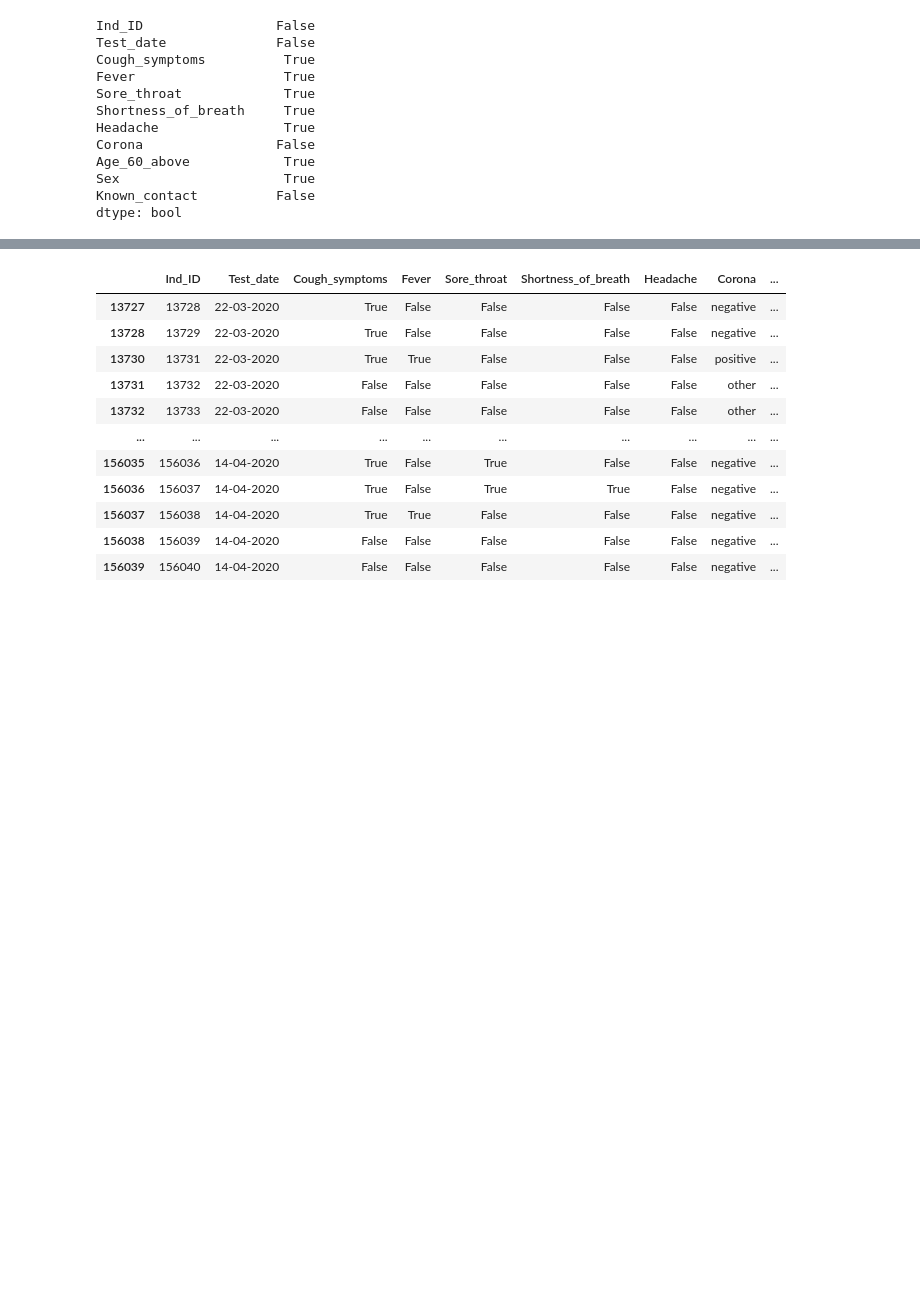
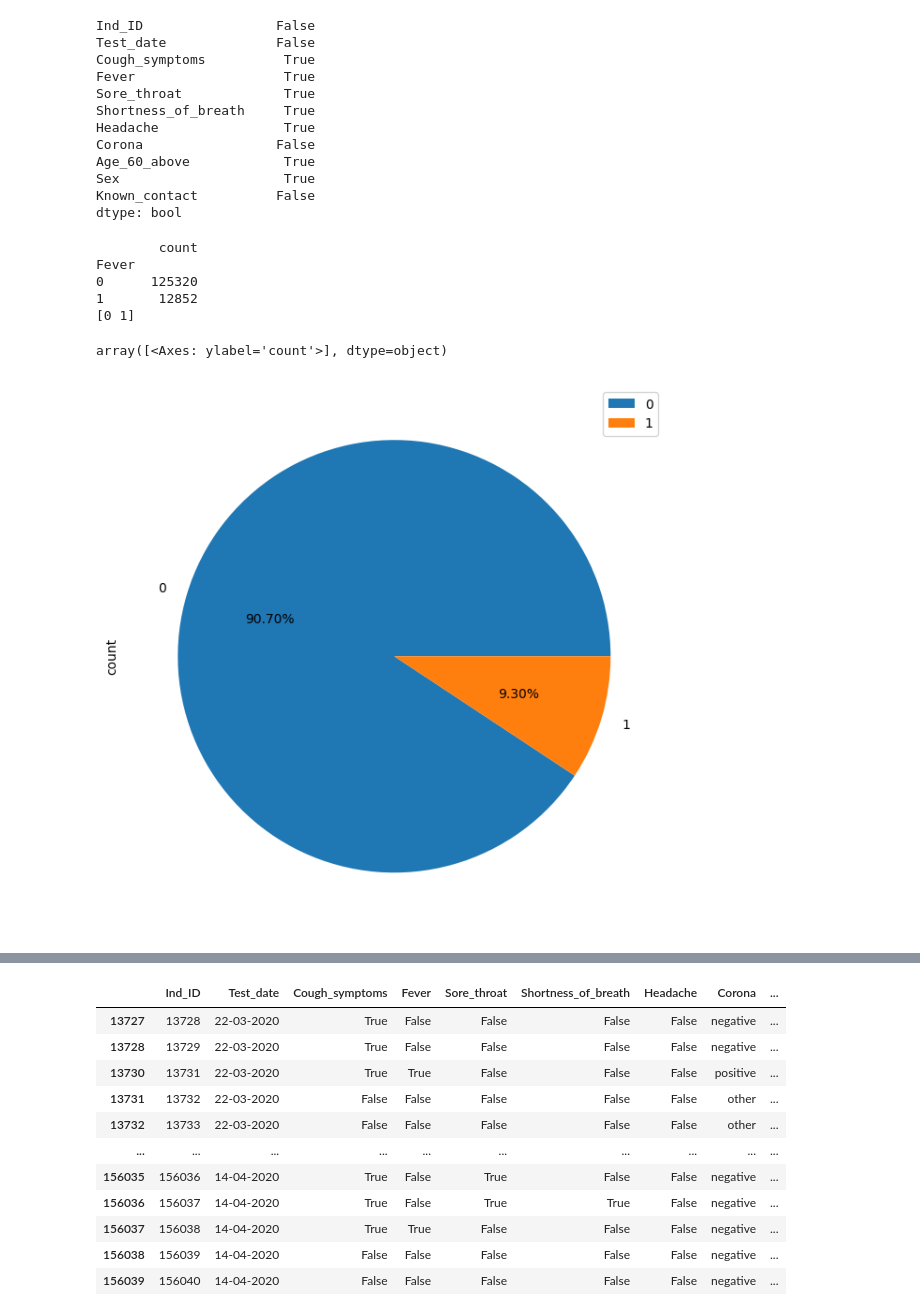
Before and after one commit to Sanayaghimire/Data_Science, a Jupyter notebook: covid_test.ipynb, the cells around one changed output, grey strips where cells are left out. Cells and saved outputs as stored; diff of their text form; code cells hidden in the pictures; blank space fills up the shorter version.

```diff
--- a/covid_test.ipynb
+++ b/covid_test.ipynb
@@ -72,3 +74,17 @@ Age_60_above            True
 Sex                     True
 Known_contact          False
 dtype: bool
+# %%
+data_sym = pd.DataFrame(data['Fever'].value_counts())
+print(data_sym)
+
+print(data_sym.index.values)
+data_sym.plot.pie(subplots=True,labels = data_sym.index.values, autopct='%1.2f%%', figsize = (15,7.5))
+# %% [output]
+        count
+Fever
+0      125320
+1       12852
+[0 1]
+array([<Axes: ylabel='count'>], dtype=object)
+[figure, added]
```
Also changed, not shown: parts of 5 cells of this notebook.
